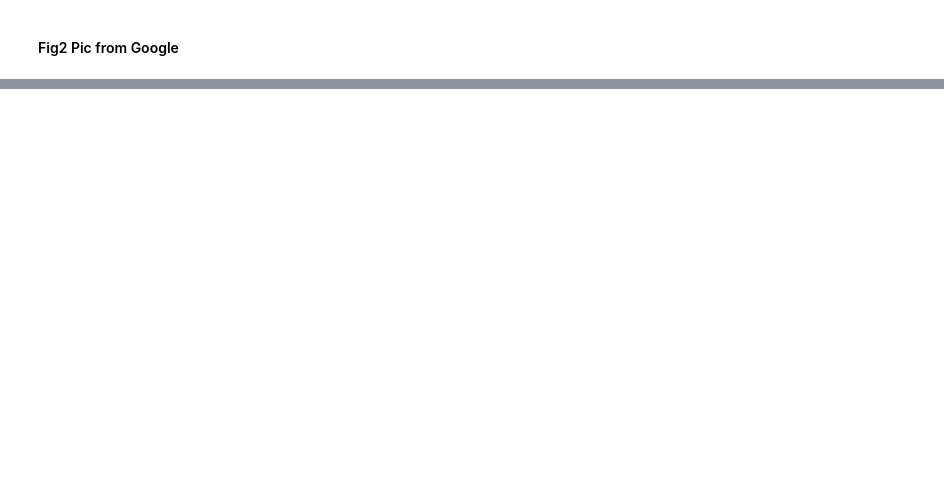
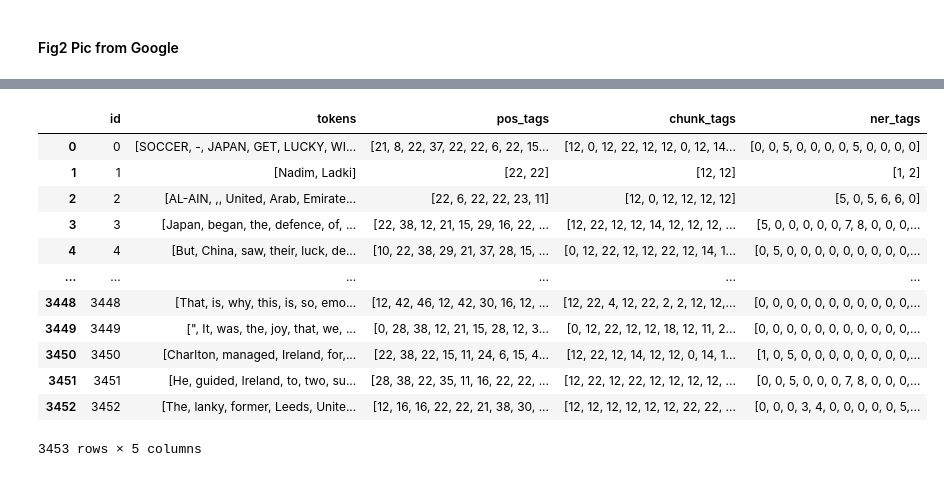
Before and after one commit to Dawoodsarfraz/Name_Entity_Recognization_using_HuggingFace, a Jupyter notebook: NER.ipynb, the cells around one changed output, grey strips where cells are left out. Cells and saved outputs as stored; diff of their text form; code cells hidden in the pictures; blank space fills up the shorter version.

```diff
--- a/NER.ipynb
+++ b/NER.ipynb
@@ -42,0 +72,18 @@ DatasetDict({
+# %%
+testdata = pd.DataFrame(dataset["test"])
+# %%
+testdata
+# %% [output]
+|  | id | tokens | pos_tags | chunk_tags | ner_tags |
+| 0 | 0 | [SOCCER, -, JAPAN, GET, LUCKY, WI... | [21, 8, 22, 37, 22, 22, 6, 22, 15... | [12, 0, 12, 22, 12, 12, 0, 12, 14... | [0, 0, 5, 0, 0, 0, 0, 5, 0, 0, 0, 0] |
+| 1 | 1 | [Nadim, Ladki] | [22, 22] | [12, 12] | [1, 2] |
+| 2 | 2 | [AL-AIN, ,, United, Arab, Emirate... | [22, 6, 22, 22, 23, 11] | [12, 0, 12, 12, 12, 12] | [5, 0, 5, 6, 6, 0] |
+| 3 | 3 | [Japan, began, the, defence, of, ... | [22, 38, 12, 21, 15, 29, 16, 22, ... | [12, 22, 12, 12, 14, 12, 12, 12, ... | [5, 0, 0, 0, 0, 0, 7, 8, 0, 0, 0,... |
+| 4 | 4 | [But, China, saw, their, luck, de... | [10, 22, 38, 29, 21, 37, 28, 15, ... | [0, 12, 22, 12, 12, 22, 12, 14, 1... | [0, 5, 0, 0, 0, 0, 0, 0, 0, 0, 0,... |
+| ... | ... | ... | ... | ... | ... |
+| 3448 | 3448 | [That, is, why, this, is, so, emo... | [12, 42, 46, 12, 42, 30, 16, 12, ... | [12, 22, 4, 12, 22, 2, 2, 12, 12,... | [0, 0, 0, 0, 0, 0, 0, 0, 0, 0, 0,... |
+| 3449 | 3449 | [", It, was, the, joy, that, we, ... | [0, 28, 38, 12, 21, 15, 28, 12, 3... | [0, 12, 22, 12, 12, 18, 12, 11, 2... | [0, 0, 0, 0, 0, 0, 0, 0, 0, 0, 0,... |
+| 3450 | 3450 | [Charlton, managed, Ireland, for,... | [22, 38, 22, 15, 11, 24, 6, 15, 4... | [12, 22, 12, 14, 12, 12, 0, 14, 1... | [1, 0, 5, 0, 0, 0, 0, 0, 0, 0, 0,... |
+| 3451 | 3451 | [He, guided, Ireland, to, two, su... | [28, 38, 22, 35, 11, 16, 22, 22, ... | [12, 22, 12, 22, 12, 12, 12, 12, ... | [0, 0, 5, 0, 0, 0, 7, 8, 0, 0, 0,... |
+| 3452 | 3452 | [The, lanky, former, Leeds, Unite... | [12, 16, 16, 22, 22, 21, 38, 30, ... | [12, 12, 12, 12, 12, 12, 22, 22, ... | [0, 0, 0, 3, 4, 0, 0, 0, 0, 0, 5,... |
+3453 rows × 5 columns
```
Also changed, not shown: parts of 41 cells of this notebook.
